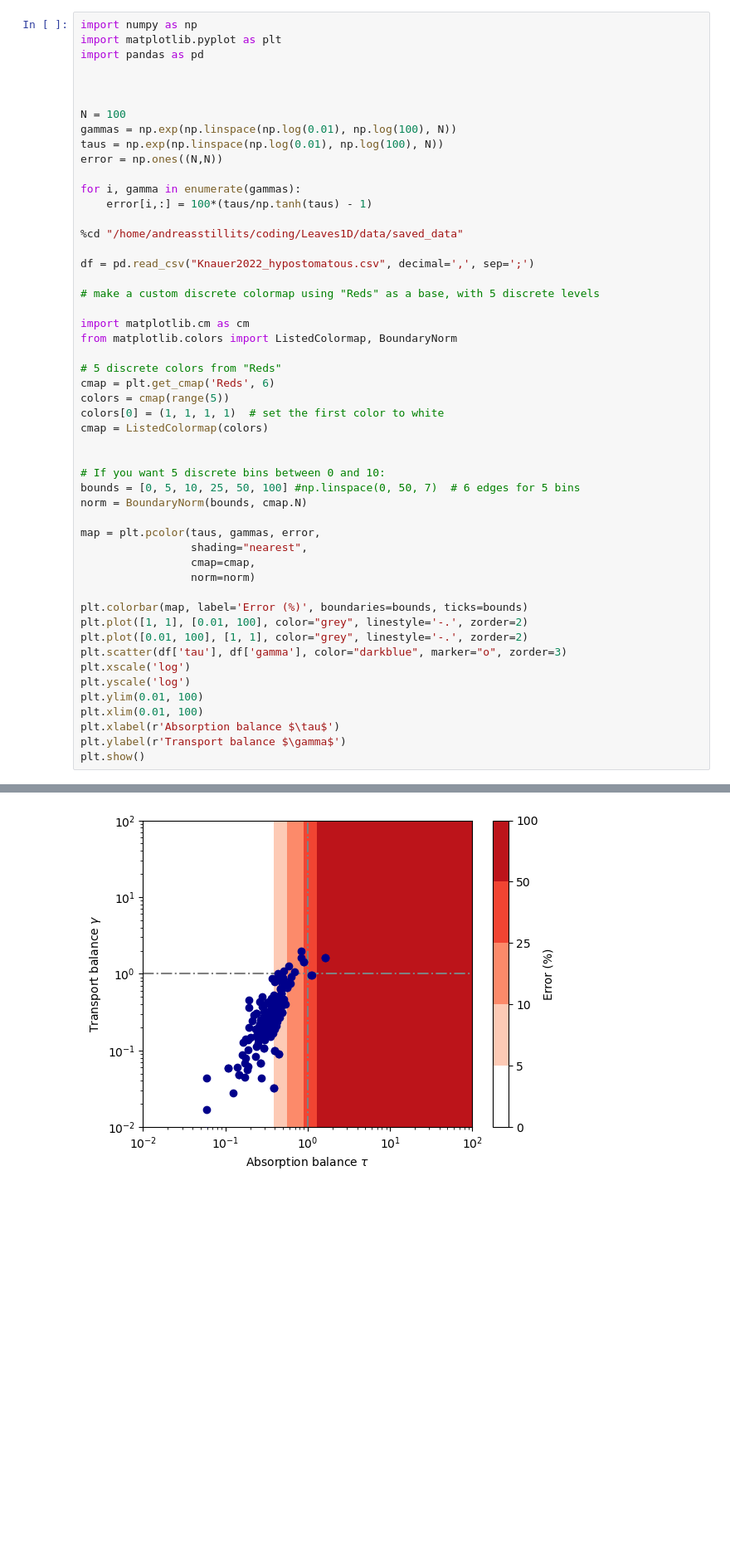
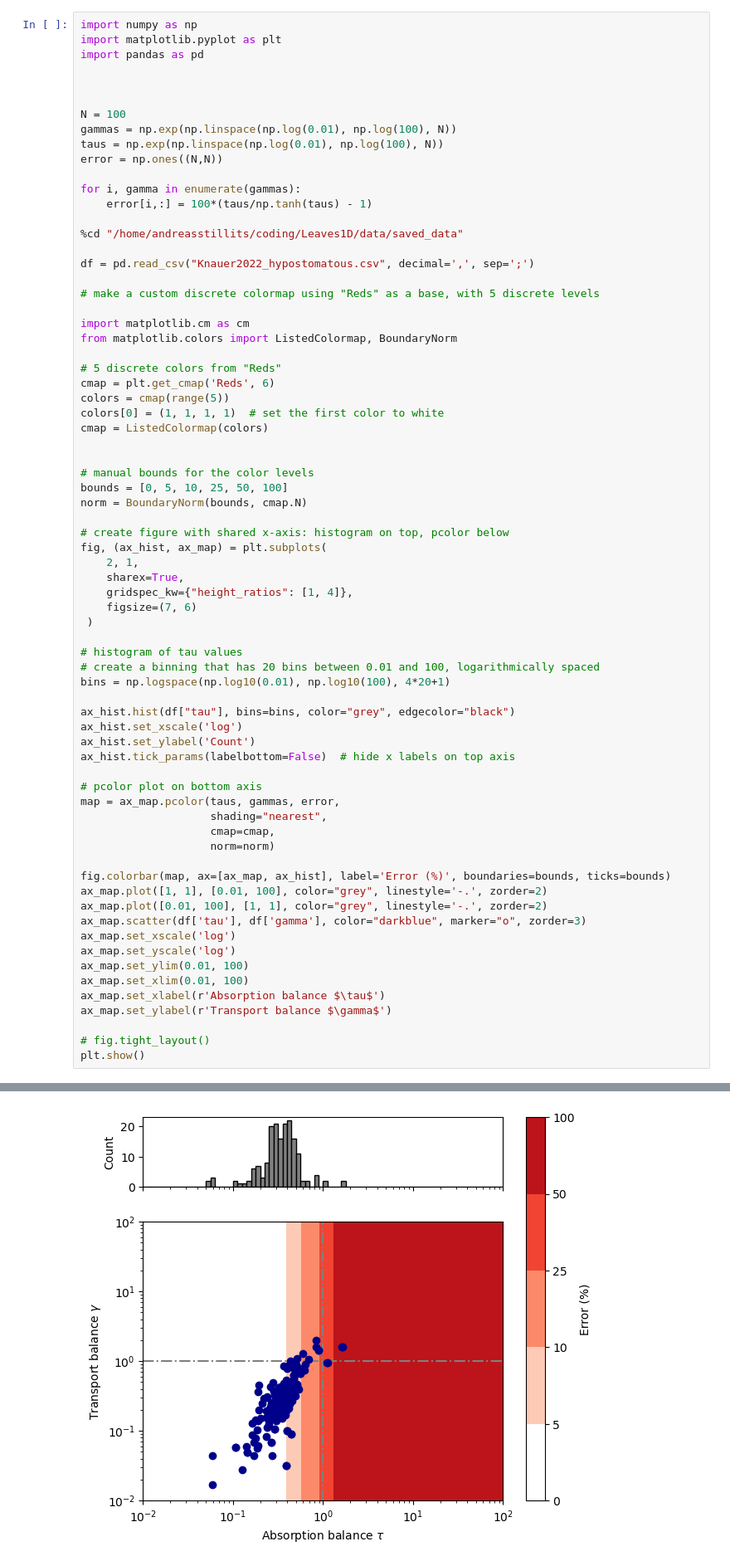
Before and after one commit to andreas-stillits/CarbonFixationModel1D, a Jupyter notebook: supplementary/notebooks/gradients.ipynb, the cells around one changed output, grey strips where cells are left out. Shown at 83% size. Drawn from its saved outputs; the diff is of its cells as text; blank space fills up the shorter version.

```diff
--- a/supplementary/notebooks/gradients.ipynb
+++ b/supplementary/notebooks/gradients.ipynb
@@ -8,50 +8,70 @@ import pandas as pd
 N = 100
 gammas = np.exp(np.linspace(np.log(0.01), np.log(100), N))
 taus = np.exp(np.linspace(np.log(0.01), np.log(100), N))
 error = np.ones((N,N))
 
 for i, gamma in enumerate(gammas):
     error[i,:] = 100*(taus/np.tanh(taus) - 1)
 
 %cd "/home/andreasstillits/coding/Leaves1D/data/saved_data"
 
 df = pd.read_csv("Knauer2022_hypostomatous.csv", decimal=',', sep=';')
 
 # make a custom discrete colormap using "Reds" as a base, with 5 discrete levels
 
 import matplotlib.cm as cm
 from matplotlib.colors import ListedColormap, BoundaryNorm
 
 # 5 discrete colors from "Reds"
 cmap = plt.get_cmap('Reds', 6)
 colors = cmap(range(5))
 colors[0] = (1, 1, 1, 1)  # set the first color to white
 cmap = ListedColormap(colors)
 
 
-# If you want 5 discrete bins between 0 and 10:
-bounds = [0, 5, 10, 25, 50, 100] #np.linspace(0, 50, 7)  # 6 edges for 5 bins
+# manual bounds for the color levels
+bounds = [0, 5, 10, 25, 50, 100]
 norm = BoundaryNorm(bounds, cmap.N)
 
-map = plt.pcolor(taus, gammas, error,
-                 shading="nearest",
-                 cmap=cmap,
-                 norm=norm)
+# create figure with shared x-axis: histogram on top, pcolor below
+fig, (ax_hist, ax_map) = plt.subplots(
+    2, 1,
+    sharex=True,
+    gridspec_kw={"height_ratios": [1, 4]},
+    figsize=(7, 6)
+ )
 
-plt.colorbar(map, label='Error (%)', boundaries=bounds, ticks=bounds)
-plt.plot([1, 1], [0.01, 100], color="grey", linestyle='-.', zorder=2)
-plt.plot([0.01, 100], [1, 1], color="grey", linestyle='-.', zorder=2)
-plt.scatter(df['tau'], df['gamma'], color="darkblue", marker="o", zorder=3)
-plt.xscale('log')
-plt.yscale('log')
-plt.ylim(0.01, 100)
-plt.xlim(0.01, 100)
-plt.xlabel(r'Absorption balance $\tau$')
-plt.ylabel(r'Transport balance $\gamma$')
+# histogram of tau values
+# create a binning that has 20 bins between 0.01 and 100, logarithmically spaced
+bins = np.logspace(np.log10(0.01), np.log10(100), 4*20+1)
+
+ax_hist.hist(df["tau"], bins=bins, color="grey", edgecolor="black")
+ax_hist.set_xscale('log')
+ax_hist.set_ylabel('Count')
+ax_hist.tick_params(labelbottom=False)  # hide x labels on top axis
+
+# pcolor plot on bottom axis
+map = ax_map.pcolor(taus, gammas, error,
+                    shading="nearest",
+                    cmap=cmap,
+                    norm=norm)
+
+fig.colorbar(map, ax=[ax_map, ax_hist], label='Error (%)', boundaries=bounds, ticks=bounds)
+ax_map.plot([1, 1], [0.01, 100], color="grey", linestyle='-.', zorder=2)
+ax_map.plot([0.01, 100], [1, 1], color="grey", linestyle='-.', zorder=2)
+ax_map.scatter(df['tau'], df['gamma'], color="darkblue", marker="o", zorder=3)
+ax_map.set_xscale('log')
+ax_map.set_yscale('log')
+ax_map.set_ylim(0.01, 100)
+ax_map.set_xlim(0.01, 100)
+ax_map.set_xlabel(r'Absorption balance $\tau$')
+ax_map.set_ylabel(r'Transport balance $\gamma$')
+
+# fig.tight_layout()
 plt.show()
 # %% [output]
 /home/andreasstillits/coding/Leaves1D/data/saved_data
-[figure, old version]
+[figure, new version]
 # %%
 def get_tau_and_fraction(data: pd.DataFrame, threshold: float = 0.05) -> None:
     taus = np.exp(np.linspace(np.log(0.01), np.log(100), 1000))
```
Also changed, not shown: parts of 1 cell of this notebook, 1 other file.
